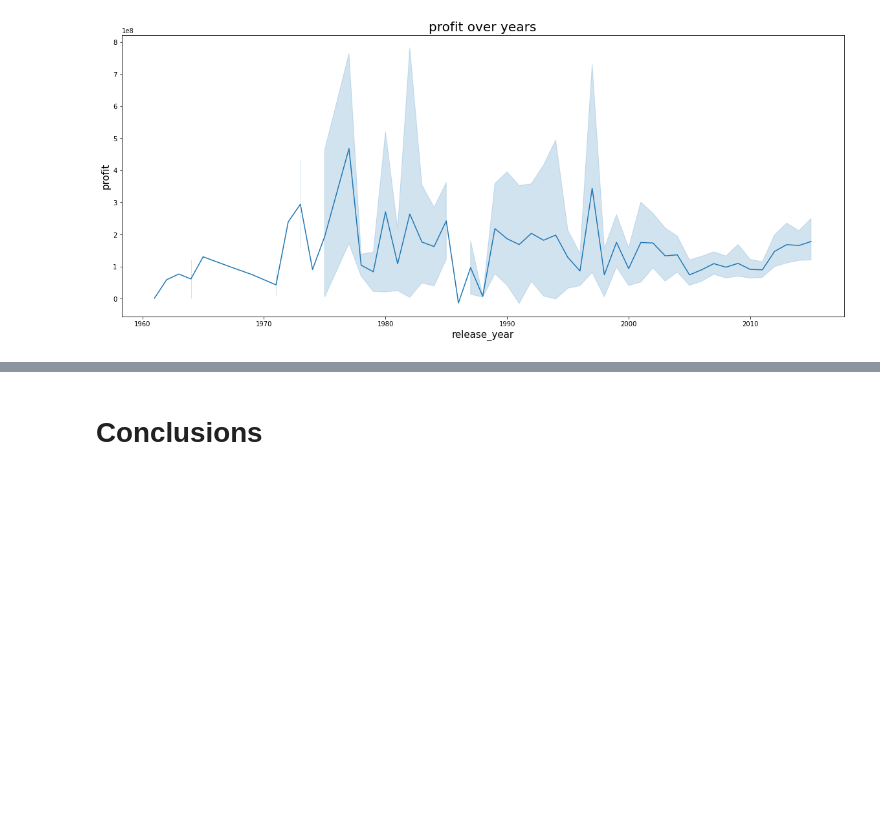
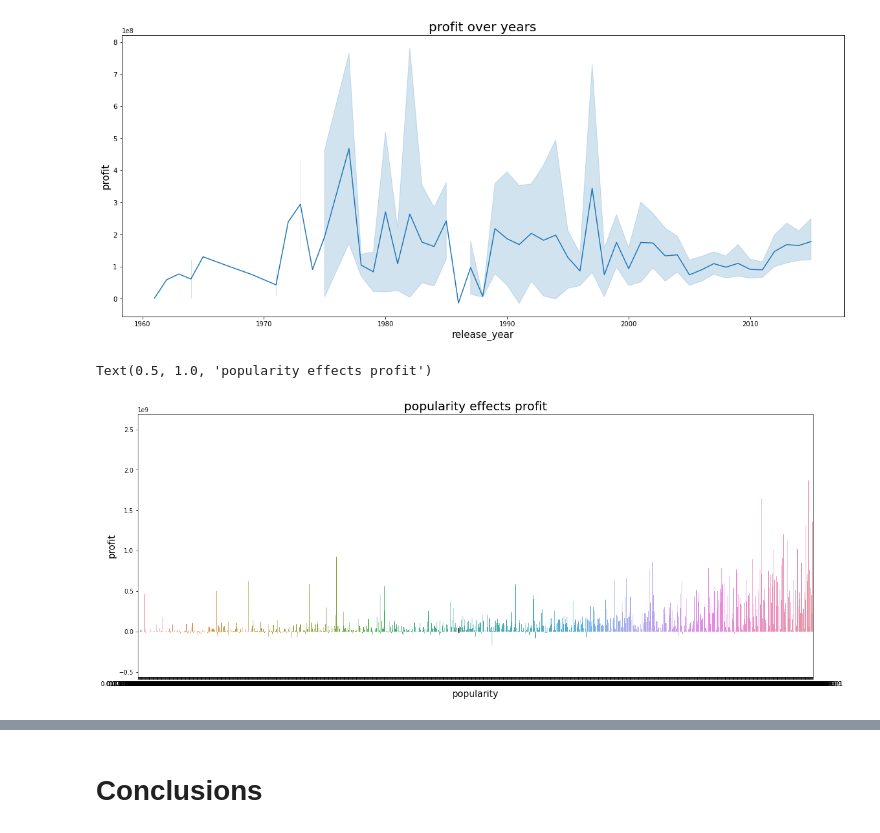
Before and after one commit to johnbeniamin/TMDB, a Jupyter notebook: investigate-a-dataset-template.ipynb, the cells around one changed output, grey strips where cells are left out. Drawn from its saved outputs; the diff is of its cells as text; code cells hidden in the pictures; blank space fills up the shorter version.

```diff
--- a/investigate-a-dataset-template.ipynb
+++ b/investigate-a-dataset-template.ipynb
@@ -208,3 +152,10 @@ Text(0.5, 1.0, 'profit over years')
 [figure]
 # %%
 #we can notice that profit is incresing more smooth in the last few years while in the 70,80 decades it was strongly up and down
+# %%
+# we can examine relation of popularity with profit
+sns.barplot(data=df, x="popularity", y="profit")
+plt.title("popularity effects profit")
+# %% [output]
+Text(0.5, 1.0, 'popularity effects profit')
+[figure, added]
```
Also changed, not shown: parts of 12 cells of this notebook, 1 other file.
